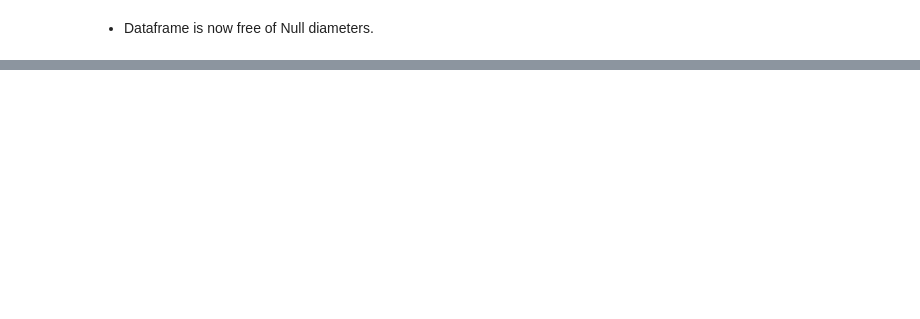
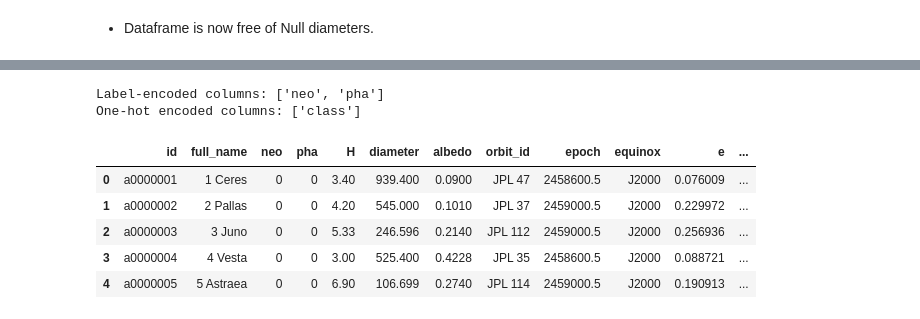
Before and after one commit to MakomaneTau/Predicting-Asteroid-Diameter, a Jupyter notebook: submission.ipynb, the cells around one changed output, grey strips where cells are left out. Cells and saved outputs as stored; diff of their text form; code cells hidden in the pictures; blank space fills up the shorter version.

```diff
--- a/submission.ipynb
+++ b/submission.ipynb
@@ -123,0 +302,11 @@ df_no_diameter_nulls.tail()
+# %%
+### Testing which columns to encode
+
+
+# Check which columns are categorical and need encoding
+columns = ['neo', 'pha', 'class']
+
+for col in columns:
+    print("=" * 40)
+    print("Column: ", col)
+    print(df_no_diameter_nulls[col].value_counts())
@@ -123,0 +331,8 @@ df_no_diameter_nulls.tail()
+# %%
+def get_unique_values(df, column):
+    unique_values = df[column].unique()
+    #print(f"Unique values in column '{column}': {unique_values}")
+    return unique_values
+
+for col in columns:
+    print(get_unique_values(df_no_diameter_nulls, col))
@@ -123,0 +349,37 @@ df_no_diameter_nulls.tail()
+# %%
+def encode_categorical_columns(df, columns):
+    encoded_df = df.copy()
+    binary_cols = []
+    one_hot_cols = []
+
+    for col in columns:
+        if col not in encoded_df.columns:
+            continue
+
+        n_unique = encoded_df[col].nunique(dropna=True)
+
+        if n_unique == 2:
+            le = LabelEncoder()
+            encoded_df[col] = le.fit_transform(encoded_df[col])
+            binary_cols.append(col)
+        elif n_unique > 2:
+            one_hot_cols.append(col)
+
+    if one_hot_cols:
+        encoded_df = pd.get_dummies(encoded_df, columns=one_hot_cols, drop_first=True)
+
+    return encoded_df, binary_cols, one_hot_cols
+
+encoded_df, binary_cols, one_hot_cols = encode_categorical_columns(df_no_diameter_nulls, columns)
+print("Label-encoded columns:", binary_cols)
+print("One-hot encoded columns:", one_hot_cols)
+encoded_df.head()
+# %% [output]
+Label-encoded columns: ['neo', 'pha']
+One-hot encoded columns: ['class']
+|  | id | full_name | neo | pha | H | diameter | albedo | orbit_id | epoch | equinox | e | ... |
+| 0 | a0000001 | 1 Ceres | 0 | 0 | 3.40 | 939.400 | 0.0900 | JPL 47 | 2458600.5 | J2000 | 0.076009 | ... |
+| 1 | a0000002 | 2 Pallas | 0 | 0 | 4.20 | 545.000 | 0.1010 | JPL 37 | 2459000.5 | J2000 | 0.229972 | ... |
+| 2 | a0000003 | 3 Juno | 0 | 0 | 5.33 | 246.596 | 0.2140 | JPL 112 | 2459000.5 | J2000 | 0.256936 | ... |
+| 3 | a0000004 | 4 Vesta | 0 | 0 | 3.00 | 525.400 | 0.4228 | JPL 35 | 2458600.5 | J2000 | 0.088721 | ... |
+| 4 | a0000005 | 5 Astraea | 0 | 0 | 6.90 | 106.699 | 0.2740 | JPL 114 | 2459000.5 | J2000 | 0.190913 | ... |
```
Also changed, not shown: parts of 27 cells of this notebook, 1 other file.
